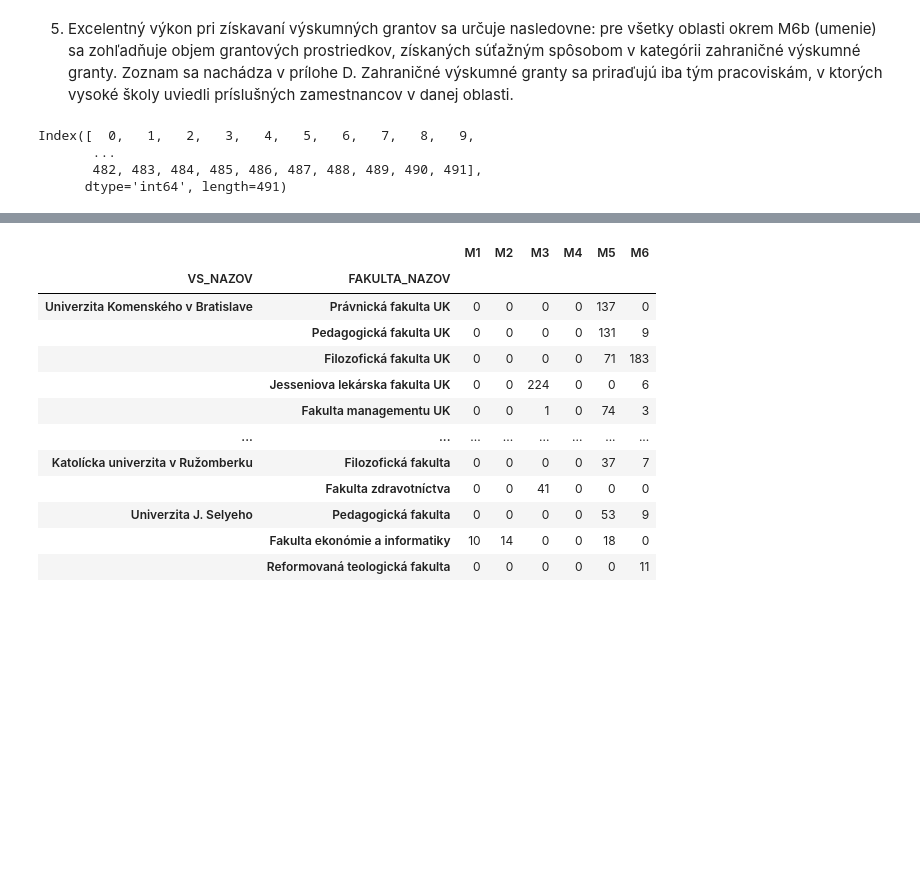
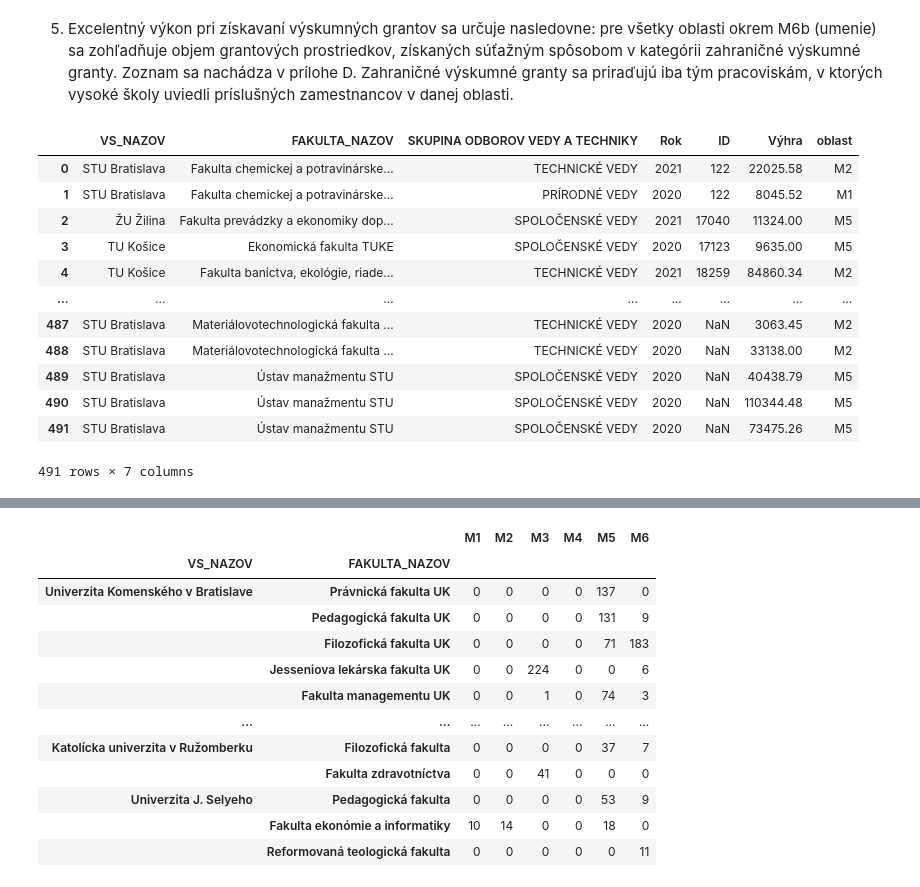
Before and after one commit to kiwaikiki/rozpis-dotacii-sr-vs, a Jupyter notebook: src/analyze.ipynb, the cells around one changed output, grey strips where cells are left out. Saved outputs shown, nothing was run; the diff lists cells and outputs as text; code cells hidden in the pictures; blank space fills up the shorter version.

Commit message:
pouzitelne funkcne premenovanie fakult grantov na publikacie

```diff
--- a/src/analyze.ipynb
+++ b/src/analyze.ipynb
@@ -255,24 +256,35 @@ Name: sum_AAx, Length: 235, dtype: float64
 # %% [markdown]
 5. Excelentný výkon pri získavaní výskumných grantov sa určuje nasledovne: pre všetky oblasti okrem M6b (umenie) sa zohľadňuje objem grantových prostriedkov, získaných súťažným spôsobom v kategórii zahraničné výskumné granty. Zoznam sa nachádza v prílohe D. Zahraničné výskumné granty sa priraďujú iba tým pracoviskám, v ktorých vysoké školy uviedli príslušných zamestnancov v danej oblasti.
 # %%
-granty = prilohaD['T3 - výsk. zahr. grant. schémy'].copy()
-# granty = granty[granty['Rok'].isin(casovy_ramec)]
+granty_orig = prilohaD['T3 - výsk. zahr. grant. schémy'].copy()
+# granty_orig = granty_orig[granty_orig['Rok'].isin(casovy_ramec)]
 
 vyhra_key = '''Výška finančných prostriedkov v kategórii BV prijatých vysokou školou na jej účet v období od 1.1. do 31.12.2021
 (uviesť v eurách v celých jednotkách)'''
-granty.rename(columns = {
+granty_orig.rename(columns = {
     vyhra_key: 'Výhra',
     'Vysoká škola': 'VS_NAZOV',
     'Názov fakulty': 'FAKULTA_NAZOV',
+    'Identifikačné číslo projektu podľa zmluvy': 'ID',
     }, inplace = True)
 
-relevant_columns = index_columns + ['SKUPINA ODBOROV VEDY A TECHNIKY', 'Rok', 'Výhra']
-granty = granty.loc[:, relevant_columns].dropna(subset = ['Výhra'])
+relevant_columns = index_columns + ['SKUPINA ODBOROV VEDY A TECHNIKY', 'Rok', 'ID', 'Výhra']
+granty_orig = granty_orig.loc[:, relevant_columns].dropna(subset = ['Výhra'])
+granty_orig['FAKULTA_NAZOV'] = granty_orig['FAKULTA_NAZOV'].fillna('<neuvedené>')
 
-granty['oblast'] = granty['SKUPINA ODBOROV VEDY A TECHNIKY'].map(oblasti_mapping)
-granty
+granty_orig['oblast'] = granty_orig['SKUPINA ODBOROV VEDY A TECHNIKY'].map(oblasti_mapping)
+granty_orig
 # %% [output]
+|  | VS_NAZOV | FAKULTA_NAZOV | SKUPINA ODBOROV VEDY A TECHNIKY | Rok | ID | Výhra | oblast |
+| 0 | STU Bratislava | Fakulta chemickej a potravinárske... | TECHNICKÉ VEDY | 2021 | 122 | 22025.58 | M2 |
+| 1 | STU Bratislava | Fakulta chemickej a potravinárske... | PRÍRODNÉ VEDY | 2020 | 122 | 8045.52 | M1 |
+| 2 | ŽU Žilina | Fakulta prevádzky a ekonomiky dop... | SPOLOČENSKÉ VEDY | 2021 | 17040 | 11324.00 | M5 |
+| 3 | TU Košice | Ekonomická fakulta TUKE | SPOLOČENSKÉ VEDY | 2020 | 17123 | 9635.00 | M5 |
+| 4 | TU Košice | Fakulta baníctva, ekológie, riade... | TECHNICKÉ VEDY | 2021 | 18259 | 84860.34 | M2 |
+| ... | ... | ... | ... | ... | ... | ... | ... |
+| 487 | STU Bratislava | Materiálovotechnologická fakulta ... | TECHNICKÉ VEDY | 2020 | NaN | 3063.45 | M2 |
+| 488 | STU Bratislava | Materiálovotechnologická fakulta ... | TECHNICKÉ VEDY | 2020 | NaN | 33138.00 | M2 |
+| 489 | STU Bratislava | Ústav manažmentu STU | SPOLOČENSKÉ VEDY | 2020 | NaN | 40438.79 | M5 |
+| 490 | STU Bratislava | Ústav manažmentu STU | SPOLOČENSKÉ VEDY | 2020 | NaN | 110344.48 | M5 |
+| 491 | STU Bratislava | Ústav manažmentu STU | SPOLOČENSKÉ VEDY | 2020 | NaN | 73475.26 | M5 |
-Index([  0,   1,   2,   3,   4,   5,   6,   7,   8,   9,
-       ...
-       482, 483, 484, 485, 486, 487, 488, 489, 490, 491],
-      dtype='int64', length=491)
+491 rows × 7 columns
```
Also changed, not shown: parts of 11 cells of this notebook, 1 other file.
